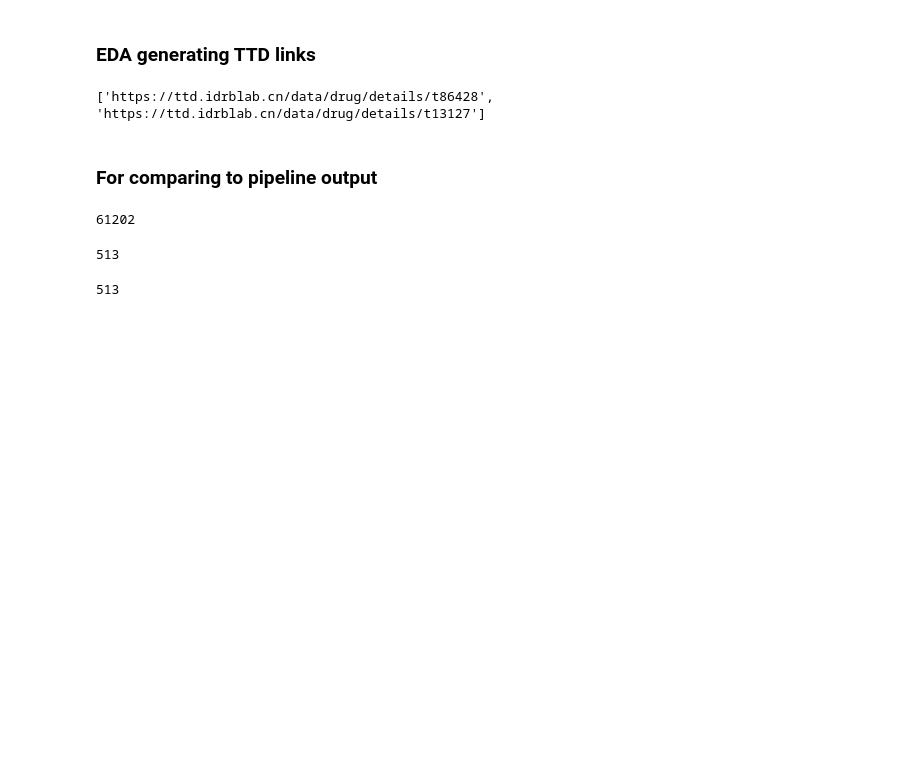
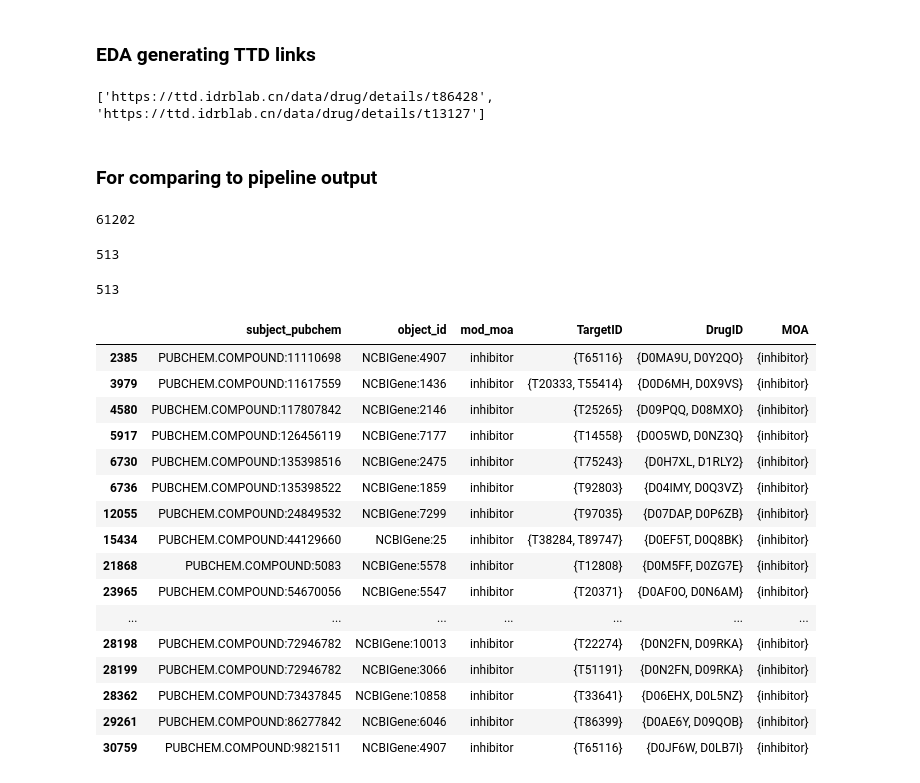
Before and after one commit to NCATSTranslator/translator-ingests, a Jupyter notebook: src/translator_ingest/ingests/ttd/parser-and-eda.ipynb, the cells around one changed output. Drawn from its saved outputs; the diff is of its cells as text; code cells hidden in the pictures; blank space fills up the shorter version.

Commit message:
ttd: add tests, update notebook
notebook update is from finding example rows for tests

```diff
--- a/src/translator_ingest/ingests/ttd/parser-and-eda.ipynb
+++ b/src/translator_ingest/ingests/ttd/parser-and-eda.ipynb
@@ -2972,3 +2952,28 @@ df_07[df_07.mod_moa.str.contains('|'.join(augmented), case=False)].shape[0]
 # %% [output]
 513
 513
+# %%
+## finding examples for tests
+# df_07[(df_07["mod_moa"] == "NO_VALUE") &
+#       (df_07["DrugID"].map(len) > 1)]
+
+df_07[(df_07["mod_moa"] == "inhibitor") &
+      (df_07["DrugID"].map(len) > 1)]
+# %% [output]
+|  | subject_pubchem | object_id | mod_moa | TargetID | DrugID | MOA |
+| 2385 | PUBCHEM.COMPOUND:11110698 | NCBIGene:4907 | inhibitor | {T65116} | {D0MA9U, D0Y2QO} | {inhibitor} |
+| 3979 | PUBCHEM.COMPOUND:11617559 | NCBIGene:1436 | inhibitor | {T20333, T55414} | {D0D6MH, D0X9VS} | {inhibitor} |
+| 4580 | PUBCHEM.COMPOUND:117807842 | NCBIGene:2146 | inhibitor | {T25265} | {D09PQQ, D08MXO} | {inhibitor} |
+| 5917 | PUBCHEM.COMPOUND:126456119 | NCBIGene:7177 | inhibitor | {T14558} | {D0O5WD, D0NZ3Q} | {inhibitor} |
+| 6730 | PUBCHEM.COMPOUND:135398516 | NCBIGene:2475 | inhibitor | {T75243} | {D0H7XL, D1RLY2} | {inhibitor} |
+| 6736 | PUBCHEM.COMPOUND:135398522 | NCBIGene:1859 | inhibitor | {T92803} | {D04IMY, D0Q3VZ} | {inhibitor} |
+| 12055 | PUBCHEM.COMPOUND:24849532 | NCBIGene:7299 | inhibitor | {T97035} | {D07DAP, D0P6ZB} | {inhibitor} |
+| 15434 | PUBCHEM.COMPOUND:44129660 | NCBIGene:25 | inhibitor | {T38284, T89747} | {D0EF5T, D0Q8BK} | {inhibitor} |
+| 21868 | PUBCHEM.COMPOUND:5083 | NCBIGene:5578 | inhibitor | {T12808} | {D0M5FF, D0ZG7E} | {inhibitor} |
+| 23965 | PUBCHEM.COMPOUND:54670056 | NCBIGene:5547 | inhibitor | {T20371} | {D0AF0O, D0N6AM} | {inhibitor} |
+| ... | ... | ... | ... | ... | ... | ... |
+| 28198 | PUBCHEM.COMPOUND:72946782 | NCBIGene:10013 | inhibitor | {T22274} | {D0N2FN, D09RKA} | {inhibitor} |
+| 28199 | PUBCHEM.COMPOUND:72946782 | NCBIGene:3066 | inhibitor | {T51191} | {D0N2FN, D09RKA} | {inhibitor} |
+| 28362 | PUBCHEM.COMPOUND:73437845 | NCBIGene:10858 | inhibitor | {T33641} | {D06EHX, D0L5NZ} | {inhibitor} |
+| 29261 | PUBCHEM.COMPOUND:86277842 | NCBIGene:6046 | inhibitor | {T86399} | {D0AE6Y, D09QOB} | {inhibitor} |
+| 30759 | PUBCHEM.COMPOUND:9821511 | NCBIGene:4907 | inhibitor | {T65116} | {D0JF6W, D0LB7I} | {inhibitor} |
```
Also changed, not shown: parts of 11 cells of this notebook, 1 other file.
